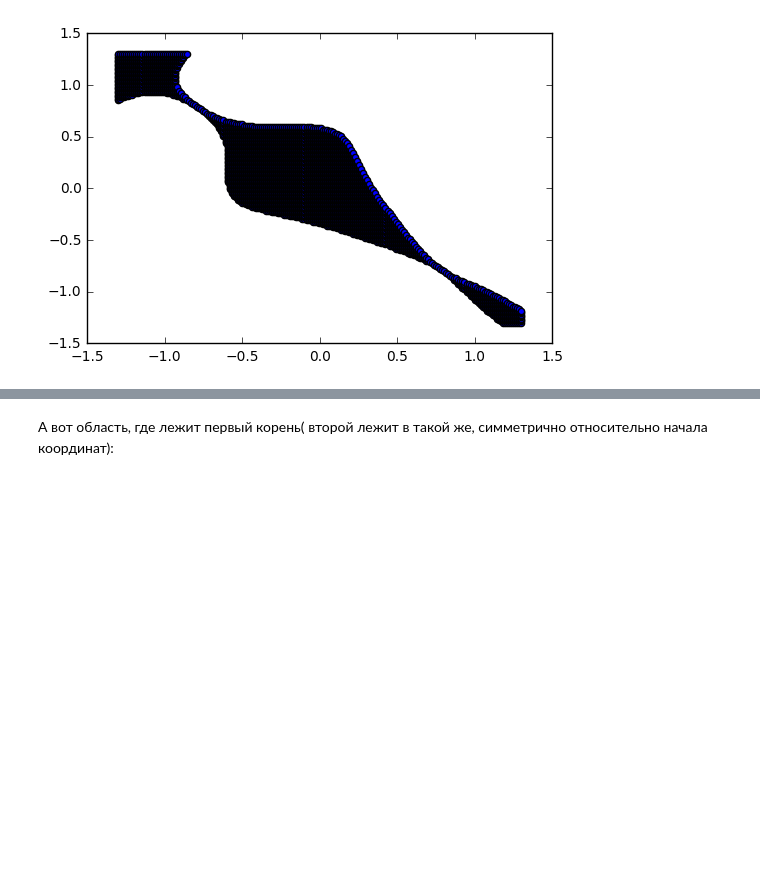
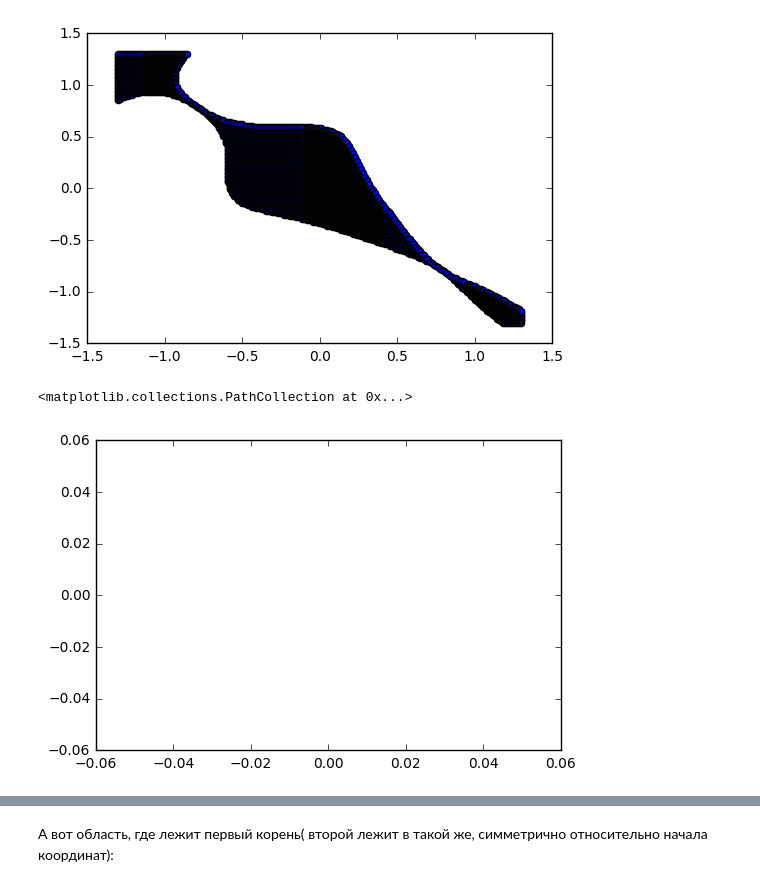
Before and after one commit to penguin138/computational_mathematics, a Jupyter notebook: newton.ipynb, the cells around one changed output, grey strips where cells are left out. Saved outputs shown, nothing was run; the diff lists cells and outputs as text; code cells hidden in the pictures; blank space fills up the shorter version.

Commit message:
add l_inf and l_1 norms

```diff
--- a/newton.ipynb
+++ b/newton.ipynb
@@ -7,3 +7,8 @@ def jacobian_inv(x, y):
     cos_sq = np.cos(x - y) ** 2
     j = np.array([[2*y, -1/cos_sq - x], [-2*x, -1/cos_sq + y]])
     return  -2*(x + y)*(1/cos_sq + x - y) * j
+# %%
+def jacoby_l_inf_norm(x, y):
+    cos_sq = np.cos(x - y) ** 2
+    jacoby_matrix = np.array([[np.fabs(-1/cos_sq + y) , np.fabs(1/cos_sq + x)], [np.fabs(2*x), np.fabs(2*y)]])
+    return np.max(np.sum(jacoby_matrix, axis=0))
@@ -26,3 +36,16 @@ plt.scatter(xs, ys)
 # %% [output]
 <matplotlib.collections.PathCollection at 0x...>
 [figure]
+# %%
+xs = []
+ys = []
+epsilon = 0.08
+for x in np.linspace(-1.3, 1.3, 200):
+    for y in np.linspace(-1.3, 1.3, 200):
+        if  jacoby_l_inf_norm(x, y) < 1:
+            xs.append(x)
+            ys.append(y)
+plt.scatter(xs, ys)
+# %% [output]
+<matplotlib.collections.PathCollection at 0x...>
+[figure, added]
```
Also changed, not shown: parts of 2 cells of this notebook.
